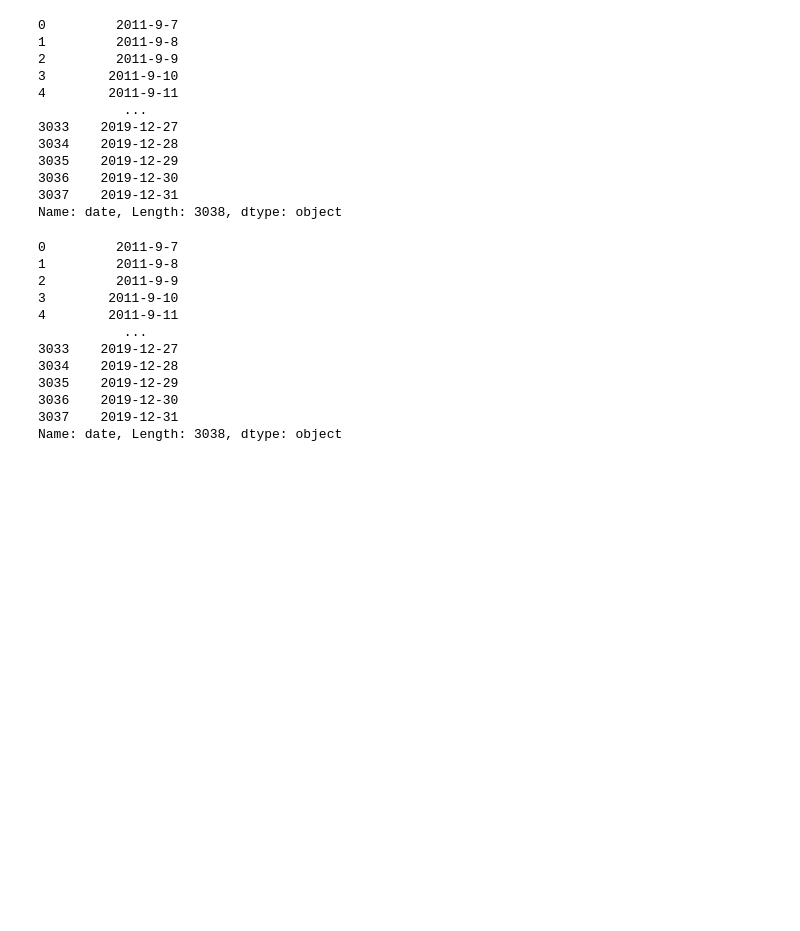
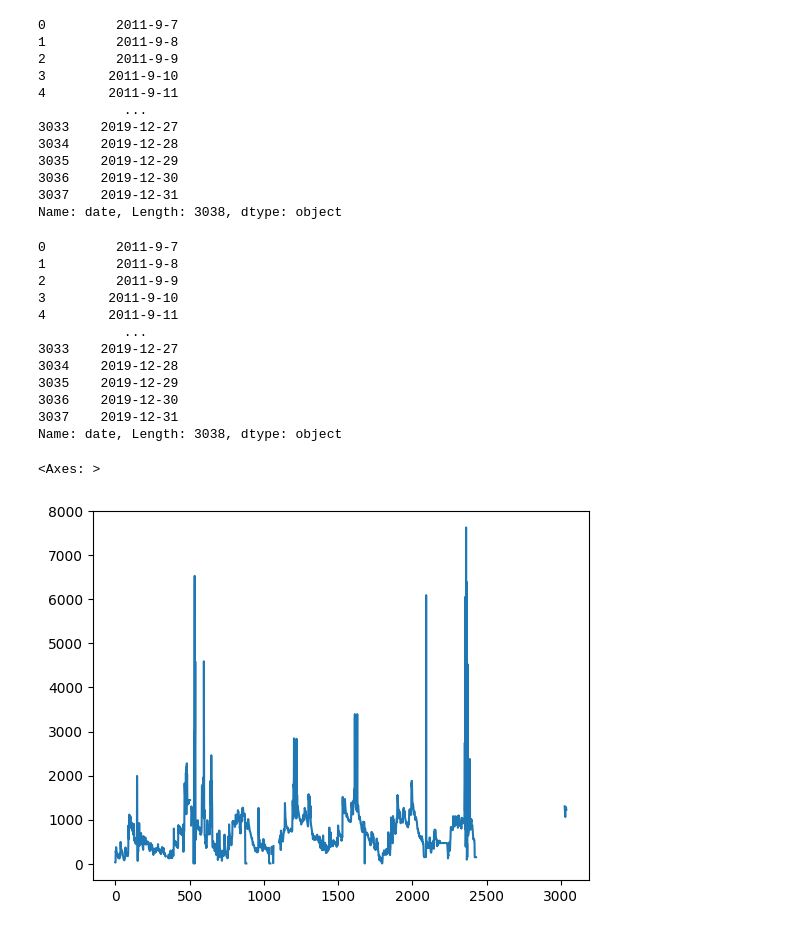
Before and after one commit to Larissa0403/ENS410064, a Jupyter notebook: nitrato código.ipynb, the cells around one changed output. Drawn from its saved outputs; the diff is of its cells as text; code cells hidden in the pictures; blank space fills up the shorter version.

```diff
--- a/nitrato código.ipynb
+++ b/nitrato código.ipynb
@@ -87,3 +87,8 @@ df['date']
 Name: date, Length: 3038, dtype: object
 # %%
 tstamp = pd.to_datetime(df['date'])
+# %%
+df['NO3-N_ugL_YRZ'].plot()
+# %% [output]
+<Axes: >
+[figure, added]
```
